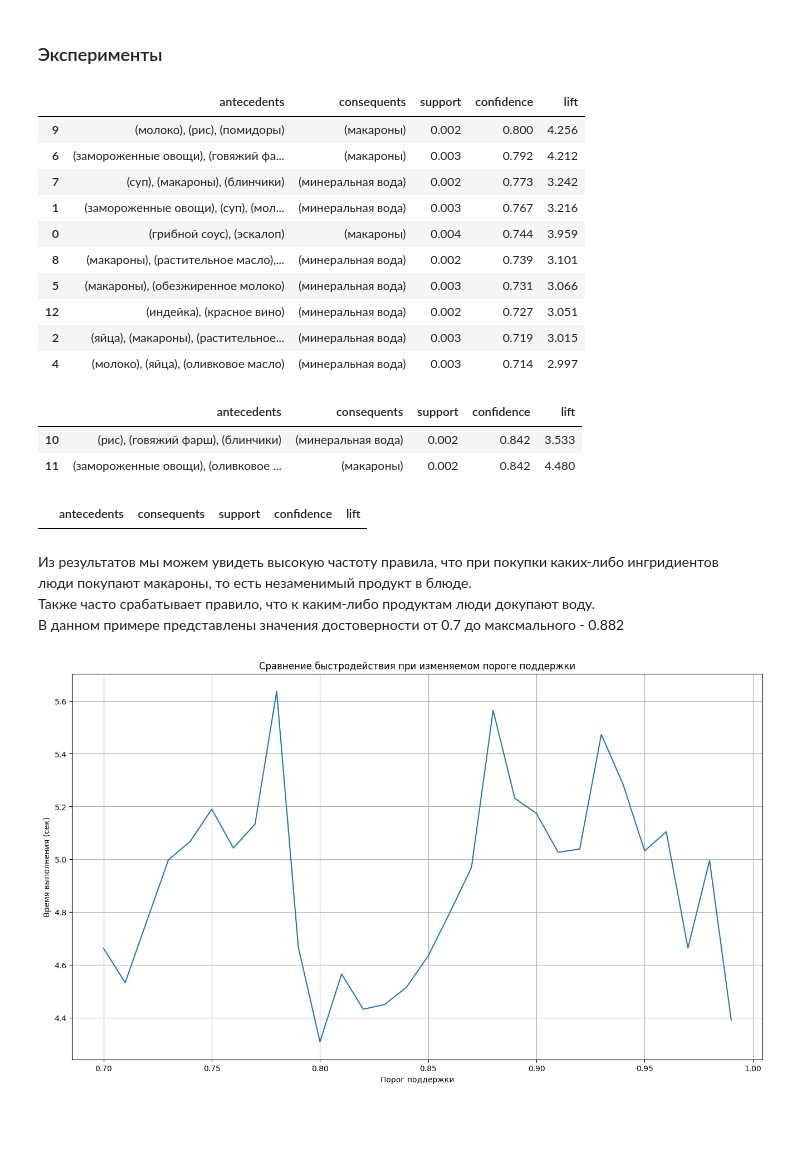
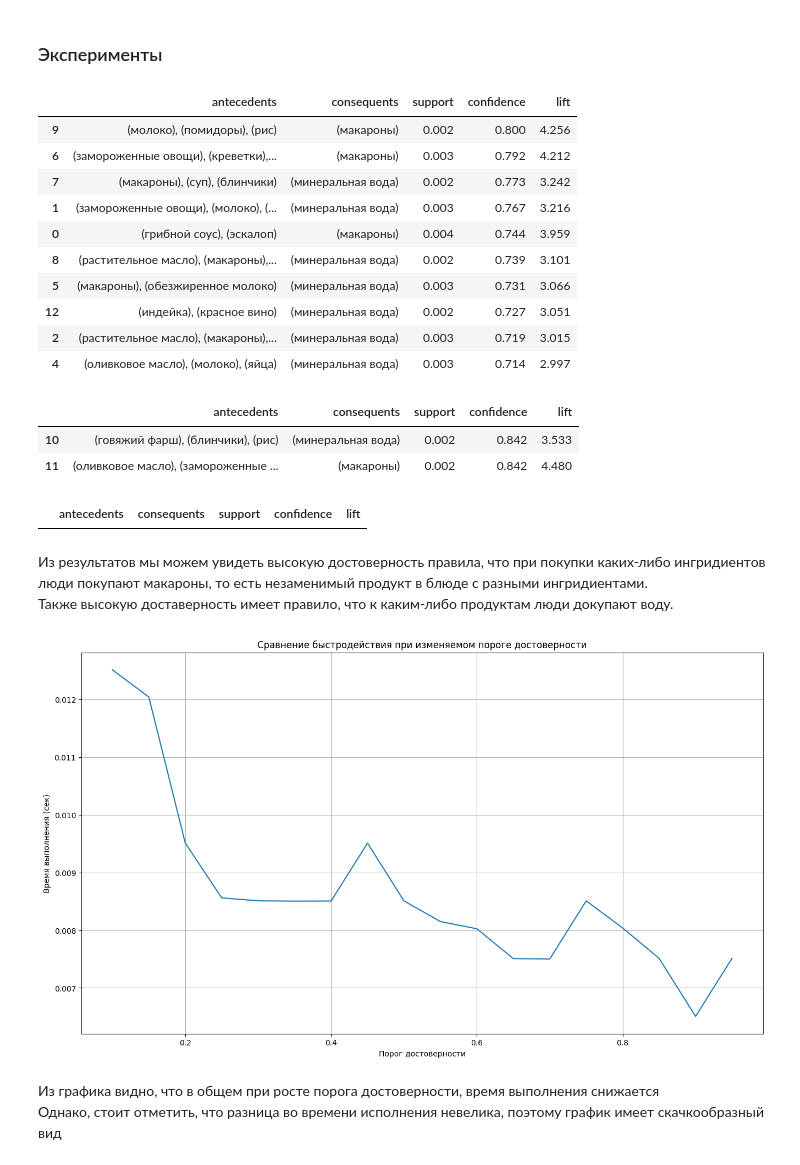
Before and after one commit to Santiperro/analytical-information-processing-technologies, a Jupyter notebook: pattern_mining/freq_pattern_mining.ipynb, the cells around one changed output. Drawn from its saved outputs; the diff is of its cells as text; code cells hidden in the pictures; blank space fills up the shorter version.

Commit message:
rules done

```diff
--- a/pattern_mining/freq_pattern_mining.ipynb
+++ b/pattern_mining/freq_pattern_mining.ipynb
@@ -45,11 +45,15 @@ df
 | 7500 | яйца | замороженный смузи | йогурт | низкокалорийный йогурт | NaN | NaN | NaN | NaN | NaN | NaN | NaN | ... |
 7501 rows × 20 columns
 # %%
+import time
+
+
 # функция поиска частых наборов
 def find_frequent_itemsets(df: pd.DataFrame,
                            min_supp: float=0.1,
                            sort_by: str='supp',
-                           min_items: int=1) -> pd.DataFrame:
+                           min_items: int=1,
+                           return_time: bool=False) -> pd.DataFrame:
 
     def desk_supp_sort(items):
         return items.sort_values(by='support', ascending=False)
@@ -72,13 +76,17 @@ def find_frequent_itemsets(df: pd.DataFrame,
     transactions_matrix = pd.DataFrame(te_ary, columns=te.columns_)
 
     # Поиск частых наборов
+    start_time = time.time()
     frequent_itemsets = apriori(transactions_matrix, min_support=min_supp, use_colnames=True)
+    execution_time = time.time() - start_time
 
     # Сортировка элементов в каждом наборе
     frequent_itemsets['itemsets'] = frequent_itemsets['itemsets'].apply(lambda x: sorted(list(x)))
     frequent_itemsets['itemsets'] = frequent_itemsets['itemsets'].apply(lambda x: x if len(x) >= min_items else None)
     frequent_itemsets.dropna(inplace=True)
 
+    if return_time:
+        return SORT_METHOD[sort_by](frequent_itemsets), execution_time
     return SORT_METHOD[sort_by](frequent_itemsets)
 # %% [markdown]
 ### Эксперименты
@@ -248,7 +258,8 @@ def find_association_rules(data: pd.DataFrame,
                           min_conf: float=0.01,
                           sort_by: str='supp',
                           max_left_elements: int=7,
-                          max_right_elements: int=7) -> pd.DataFrame:
+                          max_right_elements: int=7,
+                          return_time: bool=False) -> pd.DataFrame:
 
     def cell_to_string(cell):
         if not isinstance(cell, str):
@@ -264,7 +275,10 @@ def find_association_rules(data: pd.DataFrame,
         return cell
 
     freq_items = find_frequent_itemsets(data, min_supp=min_supp, sort_by=sort_by)
+
+    start_time = time.time()
     rules = association_rules(freq_items, metric='confidence', min_threshold=min_conf)
+    execution_time = time.time() - start_time
 
     # Убираем ненужные столбцы
     rules.drop('antecedent support', axis=1, inplace=True)
@@ -284,72 +298,75 @@ def find_association_rules(data: pd.DataFrame,
     rules["consequents"] = rules["consequents"].apply(lambda x: x if len(x) <= max_right_elements else None)
     rules["antecedents"] = rules["antecedents"].apply(lambda x: cell_to_string(x))
     rules["consequents"] = rules["consequents"].apply(lambda x: cell_to_string(x))
+
+    if return_time:
+        return rules.dropna(), execution_time
+
     return rules.dropna()
 # %% [markdown]
 ### Эксперименты
 # %%
-# Отсортируем по достоверности ассоциативные правила с поддержкой 0.001 и достоверностью в промежутке 0.7 - 0.8
+# Отсортируем по достоверности ассоциативные правила с поддержкой 0.002 и достоверностью в промежутке 0.7 - 0.8
 rules = find_association_rules(df, min_supp=0.002, min_conf=0.7).sort_values(by='confidence', ascending=False)
 rules.loc[rules['confidence'] <= 0.8].head(10)
 # %% [output]
 |  | antecedents | consequents | support | confidence | lift |
-| 9 | (молоко), (рис), (помидоры) | (макароны) | 0.002 | 0.800 | 4.256 |
-| 6 | (замороженные овощи), (говяжий фа... | (макароны) | 0.003 | 0.792 | 4.212 |
-| 7 | (суп), (макароны), (блинчики) | (минеральная вода) | 0.002 | 0.773 | 3.242 |
-| 1 | (замороженные овощи), (суп), (мол... | (минеральная вода) | 0.003 | 0.767 | 3.216 |
+| 9 | (молоко), (помидоры), (рис) | (макароны) | 0.002 | 0.800 | 4.256 |
+| 6 | (замороженные овощи), (креветки),... | (макароны) | 0.003 | 0.792 | 4.212 |
+| 7 | (макароны), (суп), (блинчики) | (минеральная вода) | 0.002 | 0.773 | 3.242 |
+| 1 | (замороженные овощи), (молоко), (... | (минеральная вода) | 0.003 | 0.767 | 3.216 |
 | 0 | (грибной соус), (эскалоп) | (макароны) | 0.004 | 0.744 | 3.959 |
-| 8 | (макароны), (растительное масло),... | (минеральная вода) | 0.002 | 0.739 | 3.101 |
+| 8 | (растительное масло), (макароны),... | (минеральная вода) | 0.002 | 0.739 | 3.101 |
 | 5 | (макароны), (обезжиренное молоко) | (минеральная вода) | 0.003 | 0.731 | 3.066 |
 | 12 | (индейка), (красное вино) | (минеральная вода) | 0.002 | 0.727 | 3.051 |
-| 2 | (яйца), (макароны), (растительное... | (минеральная вода) | 0.003 | 0.719 | 3.015 |
-| 4 | (молоко), (яйца), (оливковое масло) | (минеральная вода) | 0.003 | 0.714 | 2.997 |
+| 2 | (растительное масло), (макароны),... | (минеральная вода) | 0.003 | 0.719 | 3.015 |
+| 4 | (оливковое масло), (молоко), (яйца) | (минеральная вода) | 0.003 | 0.714 | 2.997 |
 # %%
 # Достоверность в промежутке 0.8 - 0.9
 rules.loc[(rules['confidence'] > 0.8) & (rules['confidence'] <= 0.9)].head(10)
 # %% [output]
 |  | antecedents | consequents | support | confidence | lift |
-| 10 | (рис), (говяжий фарш), (блинчики) | (минеральная вода) | 0.002 | 0.842 | 3.533 |
-| 11 | (замороженные овощи), (оливковое ... | (макароны) | 0.002 | 0.842 | 4.480 |
+| 10 | (говяжий фарш), (блинчики), (рис) | (минеральная вода) | 0.002 | 0.842 | 3.533 |
+| 11 | (оливковое масло), (замороженные ... | (макароны) | 0.002 | 0.842 | 4.480 |
 # %%
 # Достоверность в промежутке 0.9 - 1
 rules.loc[(rules['confidence'] > 0.9) & (rules['confidence'] <= 1)].head(10)
 # %% [output]
 |  | antecedents | consequents | support | confidence | lift |
 # %% [markdown]
-Из результатов мы можем увидеть высокую частоту правила, что при покупки каких-либо ингридиентов<br>
-люди покупают макароны, то есть незаменимый продукт в блюде.<br>
-Также часто срабатывает правило, что к каким-либо продуктам люди докупают воду.<br>
-В данном примере представлены значения достоверности от 0.7 до максмального - 0.882
+Из результатов мы можем увидеть высокую достоверность правила, что при покупки каких-либо ингридиентов<br>
+люди покупают макароны, то есть незаменимый продукт в блюде с разными ингридиентами.<br>
+Также высокую доставерность имеет правило, что к каким-либо продуктам люди докупают воду.<br>
 # %%
-import time
 import matplotlib.pyplot as plt
 
 
 def visualize_rules_count_by_min_conf(items, min_conf):
     times = []
     conf = []
     while min_conf < 1:
-        start_time = time.time()
-        find_association_rules(items, min_supp=0.002, min_conf=min_conf, sort_by='supp')
-        execution_time = time.time() - start_time
-        times.append(execution_time)
+        _, time = find_association_rules(items, min_supp=0.002, min_conf=min_conf, sort_by='supp', return_time=True)
+        times.append(time)
         conf.append(min_conf)
 
-        min_conf += 0.01
+        min_conf += 0.05
         min_conf = round(min_conf, 2)
 
     plt.figure(figsize=(16, 9))
     plt.plot(conf, times)
     plt.title('Сравнение быстродействия при изменяемом пороге достоверности')
     plt.xlabel('Порог достоверности')
     plt.ylabel('Время выполнения (сек)')
     plt.grid(True)
     plt.show()
 
 
-visualize_rules_count_by_min_conf(df, 0.7)
+visualize_rules_count_by_min_conf(df, 0.1)
 # %% [output]
-[figure, old version]
+[figure, new version]
+# %% [markdown]
+Из графика видно, что в общем при росте порога достоверности, время выполнения снижается <br>
+Однако, стоит отметить, что разница во времени исполнения невелика, поэтому график имеет скачкообразный вид <br>
 # %%
 def visualize_rules_count_by_min_conf(items, min_conf):
     counts = []
```
Also changed, not shown: parts of 6 cells of this notebook.
